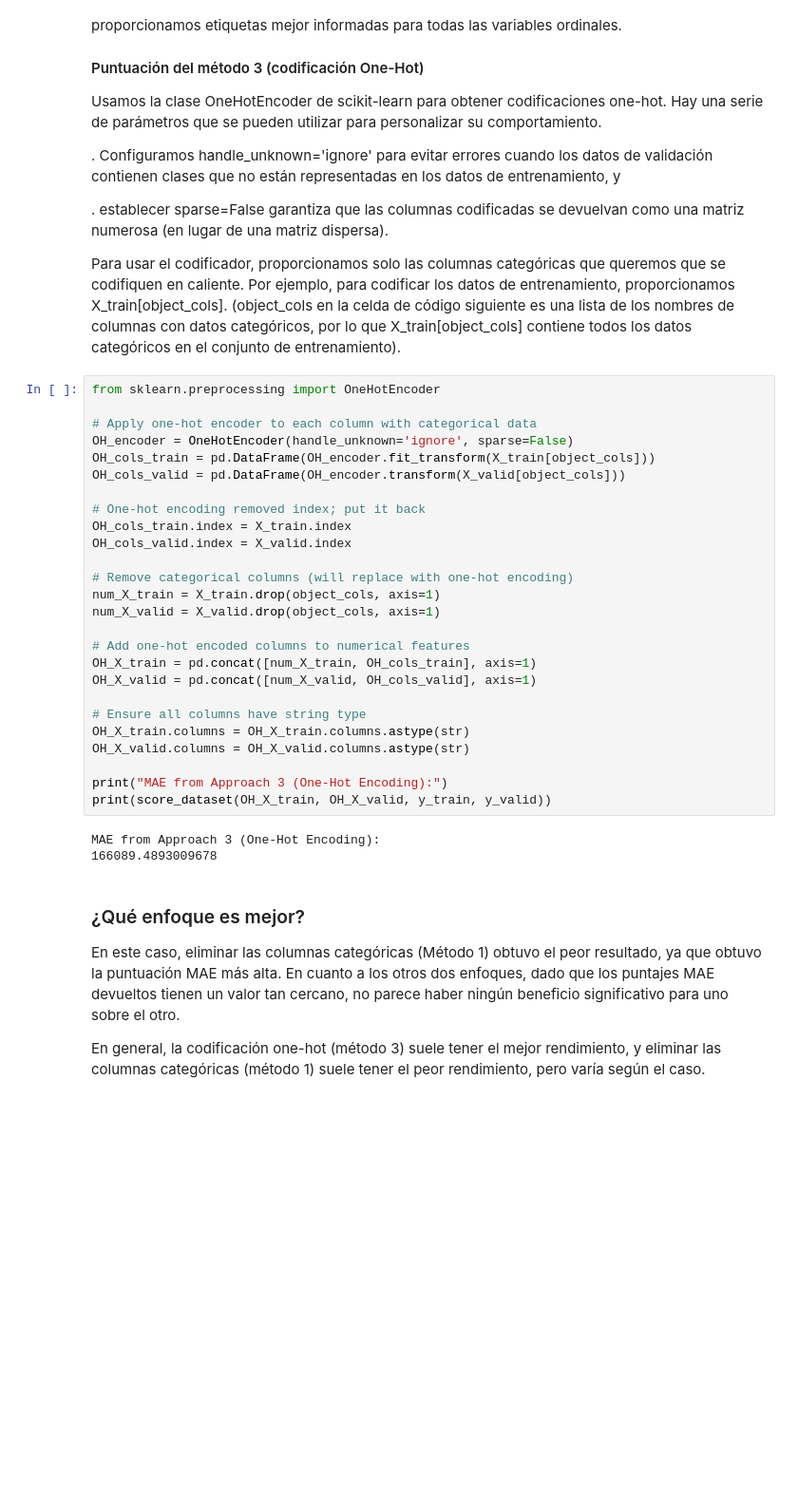
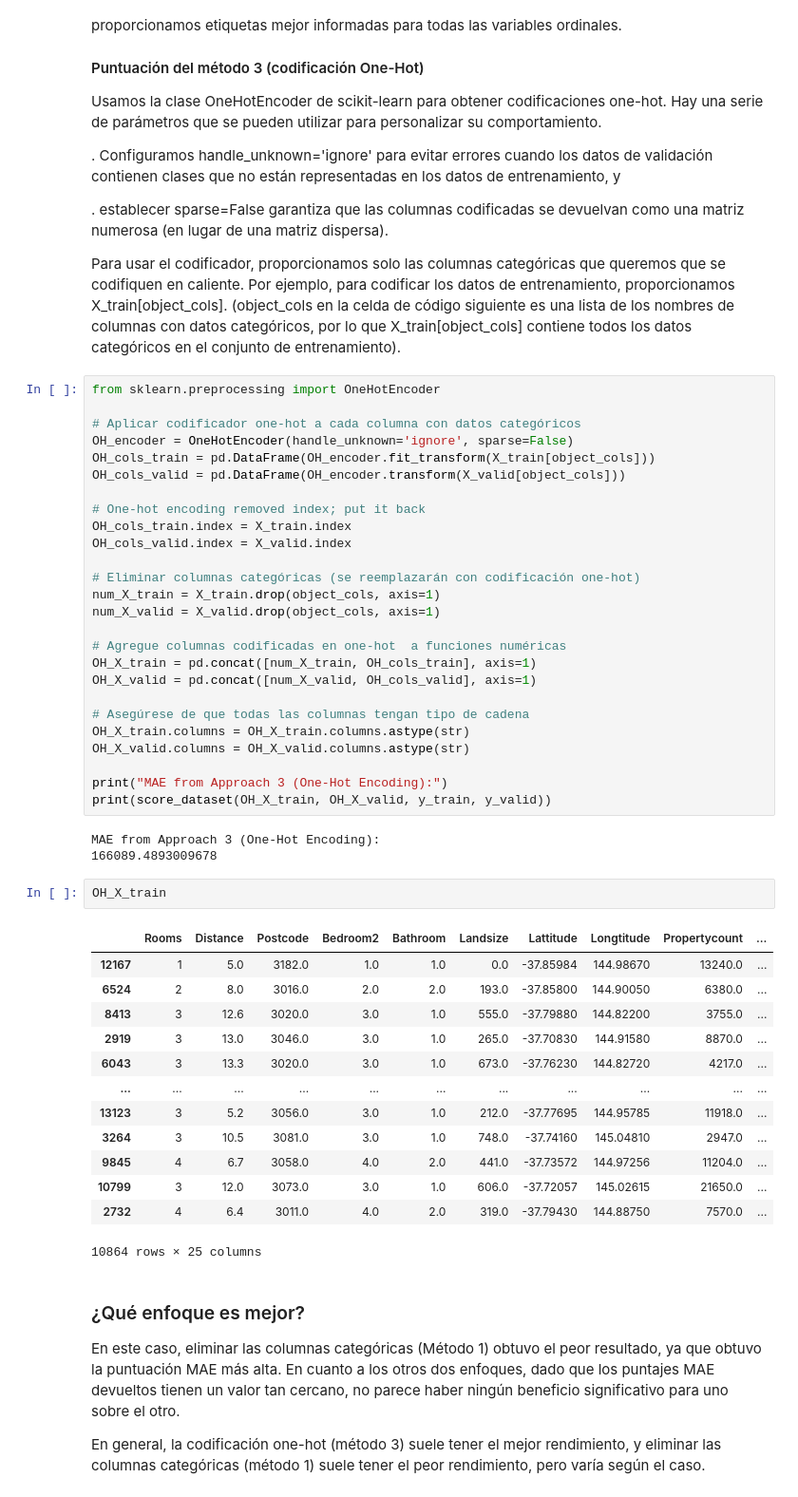
Before and after one commit to KarloRCDev/GrupodeEstudio, a Jupyter notebook: Intermediate Machine Learning/3. CategoricalVariables.ipynb, the cells around one changed output. Shown: that part at 95% size. Drawn from its saved outputs; the diff is of its cells as text; blank space fills up the shorter version.

```diff
--- a/Intermediate Machine Learning/CategoricalVariables.ipynb
+++ b/Intermediate Machine Learning/3. CategoricalVariables.ipynb
@@ -155,7 +171,7 @@ Para usar el codificador, proporcionamos solo las columnas categóricas que quer
 # %%
 from sklearn.preprocessing import OneHotEncoder
 
-# Apply one-hot encoder to each column with categorical data
+# Aplicar codificador one-hot a cada columna con datos categóricos
 OH_encoder = OneHotEncoder(handle_unknown='ignore', sparse=False)
 OH_cols_train = pd.DataFrame(OH_encoder.fit_transform(X_train[object_cols]))
 OH_cols_valid = pd.DataFrame(OH_encoder.transform(X_valid[object_cols]))
@@ -164,15 +180,15 @@ OH_cols_valid = pd.DataFrame(OH_encoder.transform(X_valid[object_cols]))
 OH_cols_train.index = X_train.index
 OH_cols_valid.index = X_valid.index
 
-# Remove categorical columns (will replace with one-hot encoding)
+# Eliminar columnas categóricas (se reemplazarán con codificación one-hot)
 num_X_train = X_train.drop(object_cols, axis=1)
 num_X_valid = X_valid.drop(object_cols, axis=1)
 
-# Add one-hot encoded columns to numerical features
+# Agregue columnas codificadas en one-hot  a funciones numéricas
 OH_X_train = pd.concat([num_X_train, OH_cols_train], axis=1)
 OH_X_valid = pd.concat([num_X_valid, OH_cols_valid], axis=1)
 
-# Ensure all columns have string type
+# Asegúrese de que todas las columnas tengan tipo de cadena
 OH_X_train.columns = OH_X_train.columns.astype(str)
 OH_X_valid.columns = OH_X_valid.columns.astype(str)
 
@@ -181,6 +197,22 @@ print(score_dataset(OH_X_train, OH_X_valid, y_train, y_valid))
 # %% [output]
 MAE from Approach 3 (One-Hot Encoding):
 166089.4893009678
+# %%
+OH_X_train
+# %% [output]
+|  | Rooms | Distance | Postcode | Bedroom2 | Bathroom | Landsize | Lattitude | Longtitude | Propertycount | ... |
+| 12167 | 1 | 5.0 | 3182.0 | 1.0 | 1.0 | 0.0 | -37.85984 | 144.98670 | 13240.0 | ... |
+| 6524 | 2 | 8.0 | 3016.0 | 2.0 | 2.0 | 193.0 | -37.85800 | 144.90050 | 6380.0 | ... |
+| 8413 | 3 | 12.6 | 3020.0 | 3.0 | 1.0 | 555.0 | -37.79880 | 144.82200 | 3755.0 | ... |
+| 2919 | 3 | 13.0 | 3046.0 | 3.0 | 1.0 | 265.0 | -37.70830 | 144.91580 | 8870.0 | ... |
+| 6043 | 3 | 13.3 | 3020.0 | 3.0 | 1.0 | 673.0 | -37.76230 | 144.82720 | 4217.0 | ... |
+| ... | ... | ... | ... | ... | ... | ... | ... | ... | ... | ... |
+| 13123 | 3 | 5.2 | 3056.0 | 3.0 | 1.0 | 212.0 | -37.77695 | 144.95785 | 11918.0 | ... |
+| 3264 | 3 | 10.5 | 3081.0 | 3.0 | 1.0 | 748.0 | -37.74160 | 145.04810 | 2947.0 | ... |
+| 9845 | 4 | 6.7 | 3058.0 | 4.0 | 2.0 | 441.0 | -37.73572 | 144.97256 | 11204.0 | ... |
+| 10799 | 3 | 12.0 | 3073.0 | 3.0 | 1.0 | 606.0 | -37.72057 | 145.02615 | 21650.0 | ... |
+| 2732 | 4 | 6.4 | 3011.0 | 4.0 | 2.0 | 319.0 | -37.79430 | 144.88750 | 7570.0 | ... |
+10864 rows × 25 columns
 # %% [markdown]
 ### ¿Qué enfoque es mejor?
 
```
Also changed, not shown: parts of 1 cell of this notebook, 14 other files.
